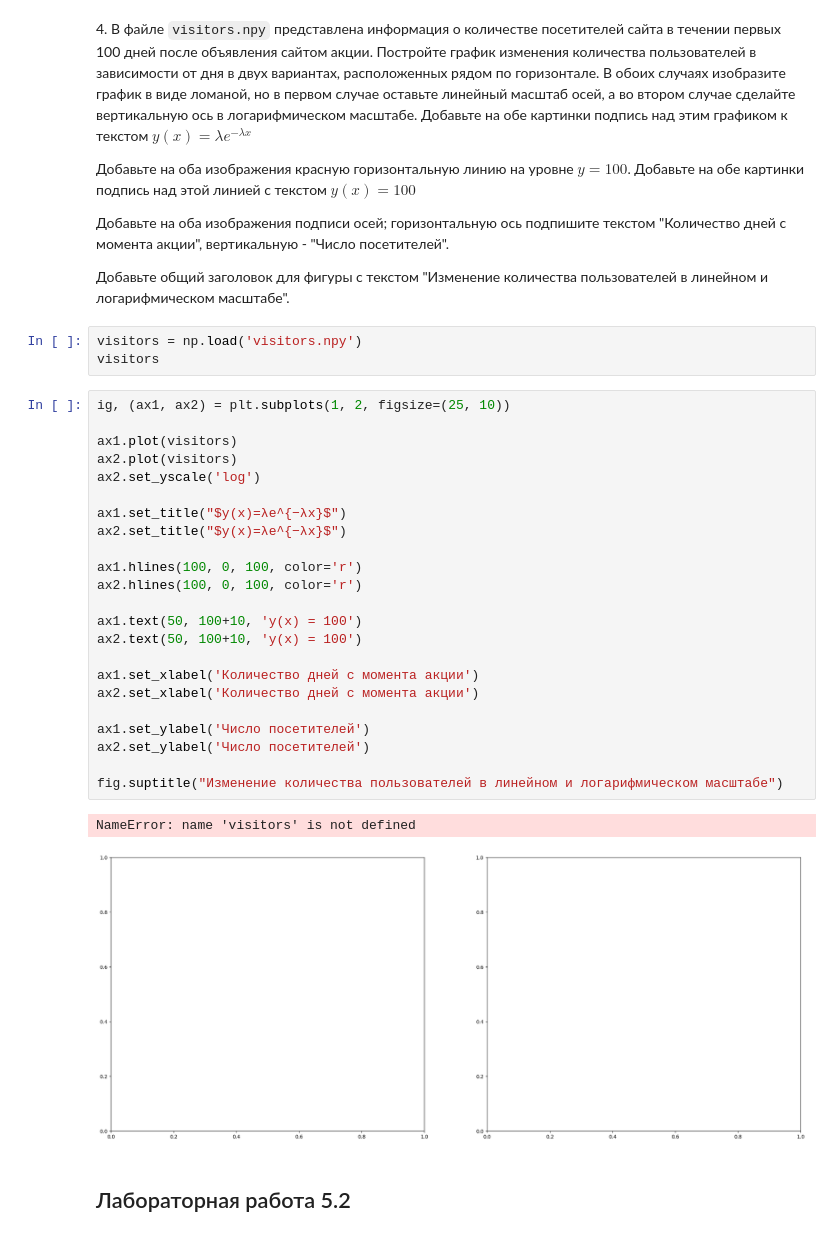
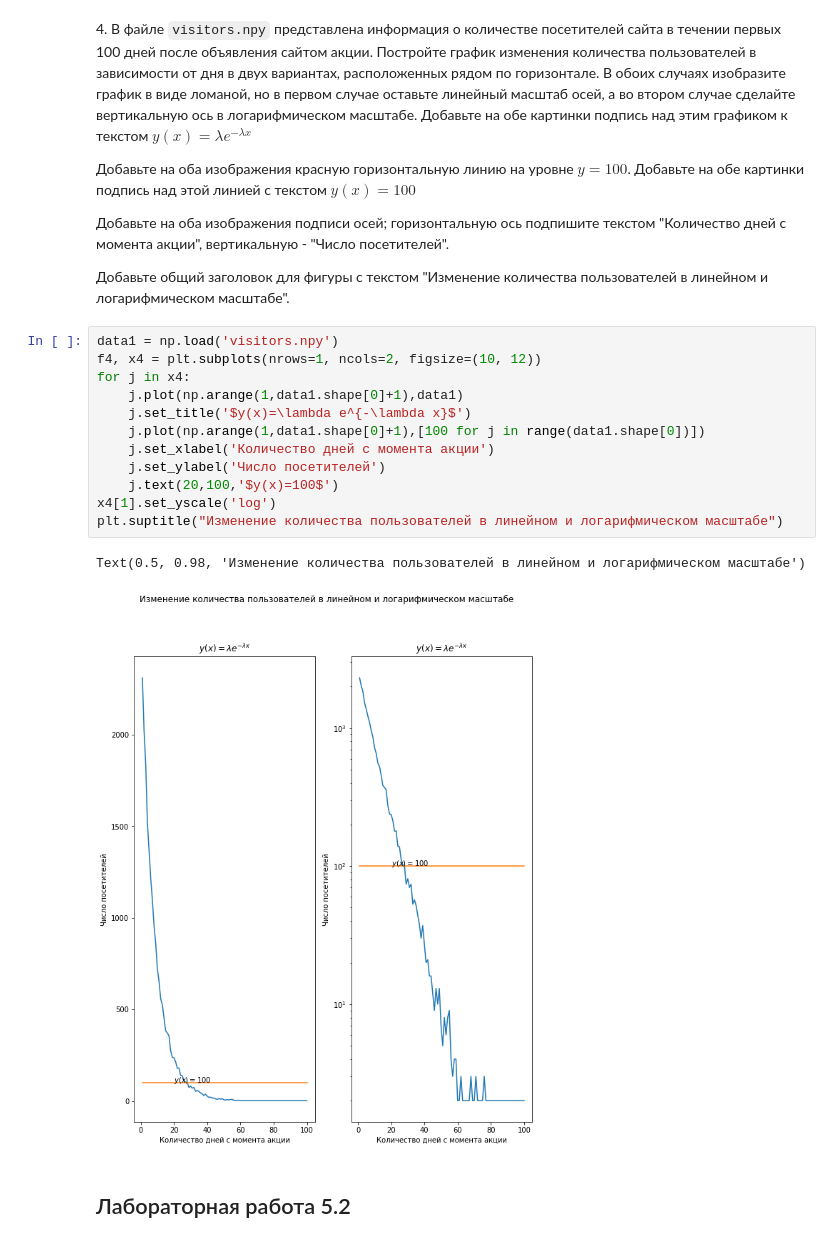
Before and after one commit to ivmsabi/TOD22, a Jupyter notebook: 05_visualization.ipynb, the cells around one changed output. Saved outputs shown, nothing was run; the diff lists cells and outputs as text.

```diff
--- a/05_visualization.ipynb
+++ b/05_visualization.ipynb
@@ -172,34 +192,20 @@ ax3.legend()
 
 Добавьте общий заголовок для фигуры с текстом "Изменение количества пользователей в линейном и логарифмическом масштабе".
 # %%
-visitors = np.load('visitors.npy')
-visitors
+data1 = np.load('visitors.npy')
+f4, x4 = plt.subplots(nrows=1, ncols=2, figsize=(10, 12))
+for j in x4:
+    j.plot(np.arange(1,data1.shape[0]+1),data1)
+    j.set_title('$y(x)=\lambda e^{-\lambda x}$')
+    j.plot(np.arange(1,data1.shape[0]+1),[100 for j in range(data1.shape[0])])
+    j.set_xlabel('Количество дней с момента акции')
+    j.set_ylabel('Число посетителей')
+    j.text(20,100,'$y(x)=100$')
+x4[1].set_yscale('log')
+plt.suptitle("Изменение количества пользователей в линейном и логарифмическом масштабе")
+# %% [output]
+Text(0.5, 0.98, 'Изменение количества пользователей в линейном и логарифмическом масштабе')
+[figure, added]
-# %%
-ig, (ax1, ax2) = plt.subplots(1, 2, figsize=(25, 10))
-
-ax1.plot(visitors)
-ax2.plot(visitors)
-ax2.set_yscale('log')
-
-ax1.set_title("$y(x)=λe^{−λx}$")
-ax2.set_title("$y(x)=λe^{−λx}$")
-
-ax1.hlines(100, 0, 100, color='r')
-ax2.hlines(100, 0, 100, color='r')
-
-ax1.text(50, 100+10, 'y(x) = 100')
-ax2.text(50, 100+10, 'y(x) = 100')
-
-ax1.set_xlabel('Количество дней с момента акции')
-ax2.set_xlabel('Количество дней с момента акции')
-
-ax1.set_ylabel('Число посетителей')
-ax2.set_ylabel('Число посетителей')
-
-fig.suptitle("Изменение количества пользователей в линейном и логарифмическом масштабе")
-# %% [output]
-NameError: name 'visitors' is not defined
-[figure, removed]
 # %% [markdown]
 ## Лабораторная работа 5.2
 # %% [markdown]
```
Also changed, not shown: parts of 2 cells of this notebook.
